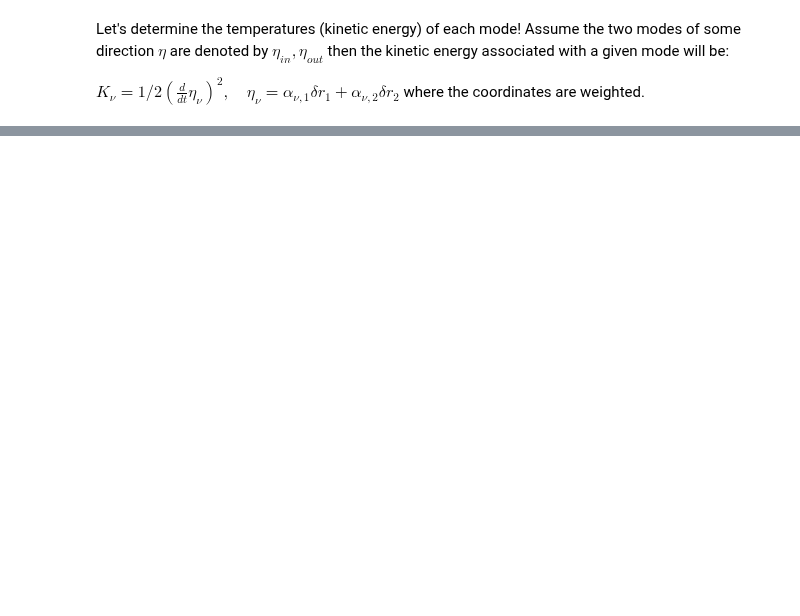
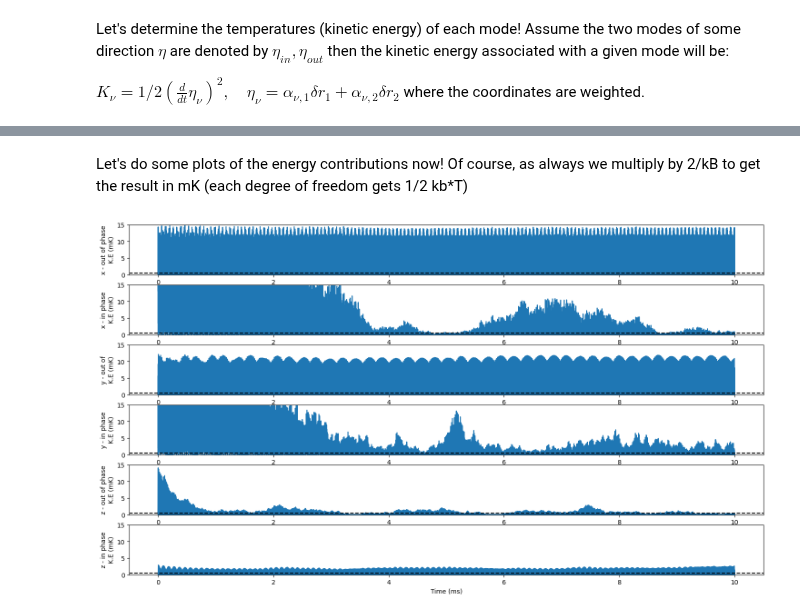
Before and after one commit to EmilLenler/PhD-Work, a Jupyter notebook: Two-Ion-Systems/Cooling2Ion.ipynb, the cells around one changed output, grey strips where cells are left out. Saved outputs shown, nothing was run; the diff lists cells and outputs as text; code cells hidden in the pictures; blank space fills up the shorter version.

```diff
--- a/Two-Ion-Systems/Cooling2Ion.ipynb
+++ b/Two-Ion-Systems/Cooling2Ion.ipynb
@@ -590,0 +618,27 @@ SyntaxError: incomplete input (2516578139.py, line 19)
+# %% [markdown]
+Let's do some plots of the energy contributions now! Of course, as always we multiply by 2/kB to get the result in mK (each degree of freedom gets  1/2 kb*T)
+# %%
+fig,ax = plt.subplots(6,1,figsize = (18,10))
+ts = np.array(ts)
+
+ax[0].plot(ts*1e3,2*KXOut/kb*1e3)
+ax[1].plot(ts*1e3,2*KXIn/kb*1e3)
+ax[2].plot(ts*1e3,2*KYOut/kb*1e3)
+ax[3].plot(ts*1e3,2*KYIn/kb*1e3)
+ax[4].plot(ts*1e3,2*KZOut/kb*1e3)
+ax[5].plot(ts*1e3,2*KZIn/kb*1e3)
+
+
+ax[0].set_ylabel('x - out of phase\nK.E (mK)')
+ax[1].set_ylabel('x - in phase\nK.E (mK)')
+ax[2].set_ylabel('y - out of\nK.E (mK)')
+ax[3].set_ylabel('y - in phase\nK.E (mK)')
+ax[4].set_ylabel('z - out of phase\nK.E (mK)')
+ax[5].set_ylabel('z - in phase\nK.E (mK)')
+ax[5].set_xlabel('Time (ms)')
+
+for axe in ax:
+    axe.set_ylim(0,15)
+    axe.axhline(0.5,color = 'k', ls = '--')
+# %% [output]
+[figure, added]
```
Also changed, not shown: parts of 8 cells of this notebook, 4 other files.
